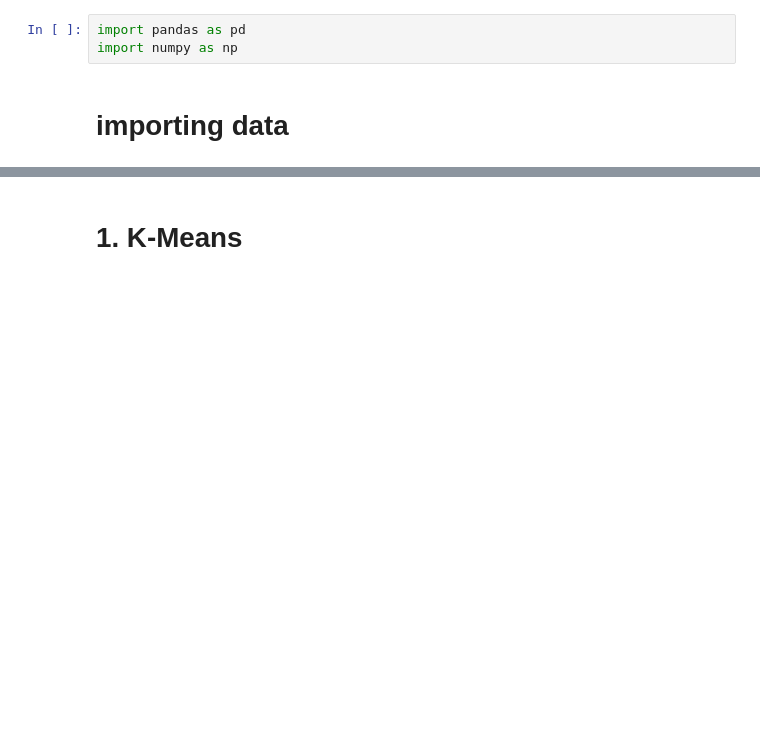
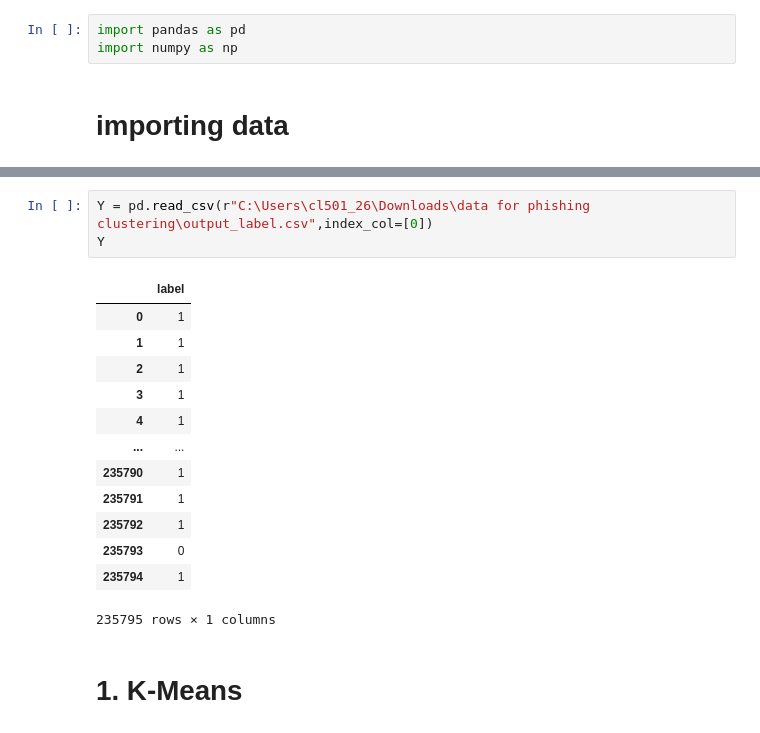
Before and after one commit to shivani309/Phishing-url-detection, a Jupyter notebook: Clustering/Clusteringmodels.ipynb, the cells around one changed output, grey strips where cells are left out. Saved outputs shown, nothing was run; the diff lists cells and outputs as text; blank space fills up the shorter version.

```diff
--- a/Clustering/Clusteringmodels.ipynb
+++ b/Clustering/Clusteringmodels.ipynb
@@ -27,3 +22,20 @@ tsne_data.head()
+# %%
+Y = pd.read_csv(r"C:\Users\cl501_26\Downloads\data for phishing clustering\output_label.csv",index_col=[0])
+Y
+# %% [output]
+|  | label |
+| 0 | 1 |
+| 1 | 1 |
+| 2 | 1 |
+| 3 | 1 |
+| 4 | 1 |
+| ... | ... |
+| 235790 | 1 |
+| 235791 | 1 |
+| 235792 | 1 |
+| 235793 | 0 |
+| 235794 | 1 |
+235795 rows × 1 columns
 # %% [markdown]
 # 1. K-Means
 # %%
```
Also changed, not shown: parts of 28 cells of this notebook.
